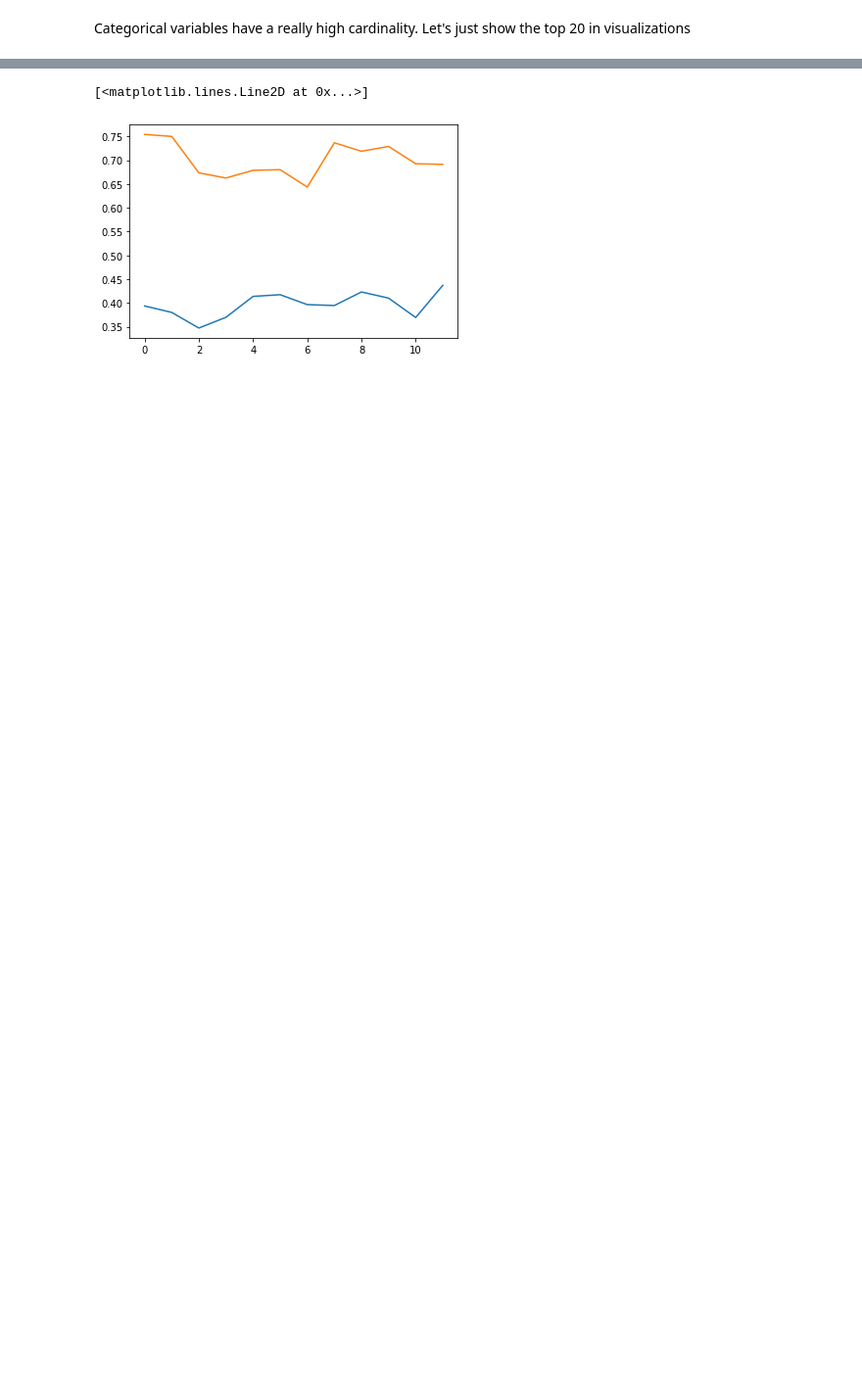
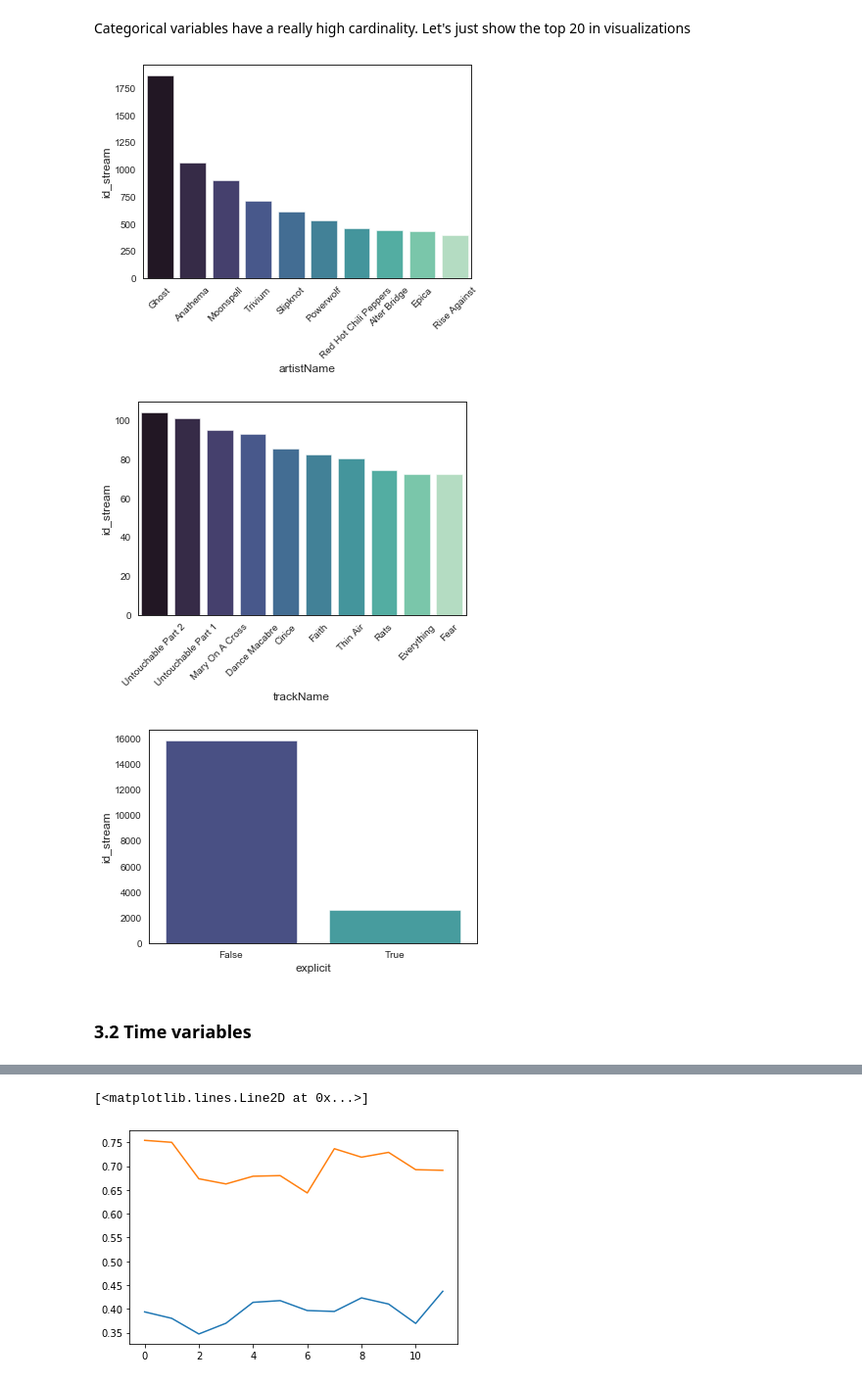
Before and after one commit to francisco-alier/spotify-data-extractor, a Jupyter notebook: 01_Streaming_History_Analysis.ipynb, the cells around one changed output, grey strips where cells are left out. Shown: that part at 98% size. Saved outputs shown, nothing was run; the diff lists cells and outputs as text; code cells hidden in the pictures; blank space fills up the shorter version.

```diff
--- a/01_Streaming_History_Analysis.ipynb
+++ b/01_Streaming_History_Analysis.ipynb
@@ -312,3 +294,27 @@ id has 4576 unique values
 explicit has 2 unique values
 # %% [markdown]
 Categorical variables have a really high cardinality. Let's just show the top 20 in visualizations
+# %%
+plt.style.use('ggplot')
+sns.set_style('white')
+for var in categorical:
+    df = df_clean.copy()
+
+    fig, ax = plt.subplots()
+    if df[var].nunique() > 20:
+
+        group = df.groupby(var, as_index = False)['id_stream'].count()
+        top_10 = group.sort_values(by = 'id_stream', ascending = False)[:10].reset_index(drop = True)
+
+        ax = sns.barplot(x = var, y = 'id_stream', data = top_10, palette = 'mako')
+        ax.set_xticklabels(top_10[var], rotation = 45)
+    else:
+        group = df.groupby(var, as_index = False)['id_stream'].count()
+        count = group.sort_values(by = 'id_stream', ascending = False)
+        sns.barplot(x = var, y = 'id_stream', data = count, palette = 'mako')
+# %% [output]
+[figure, added]
+[figure, added]
+[figure, added]
+# %% [markdown]
+### 3.2 Time variables
```
Also changed, not shown: parts of 20 cells of this notebook.
